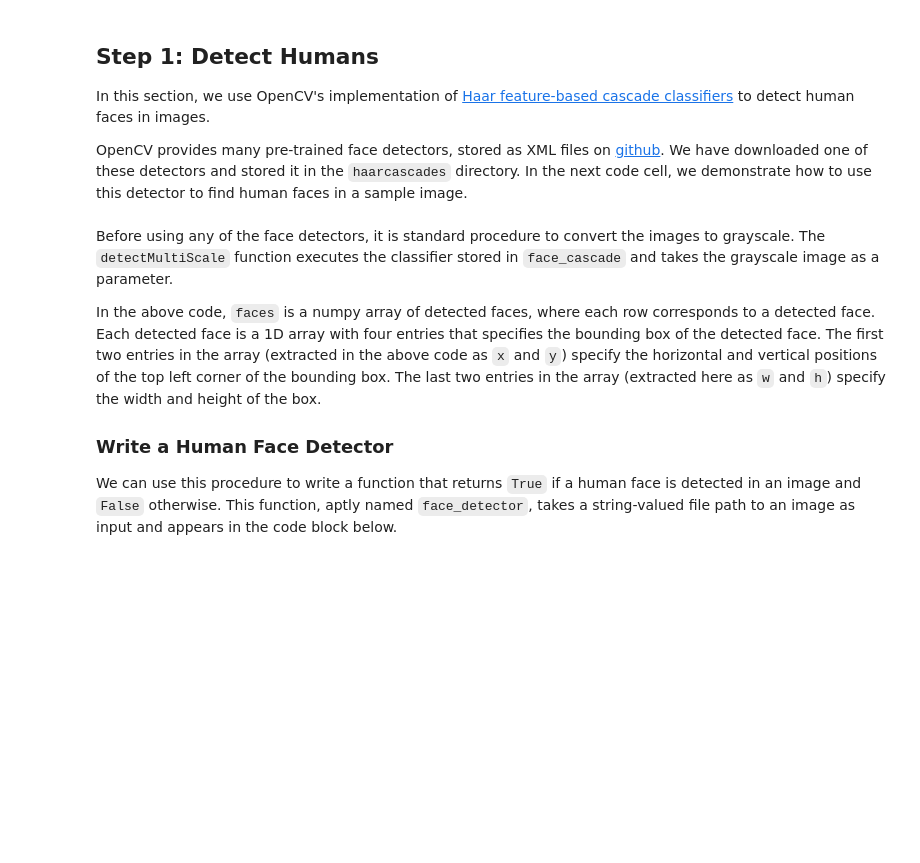
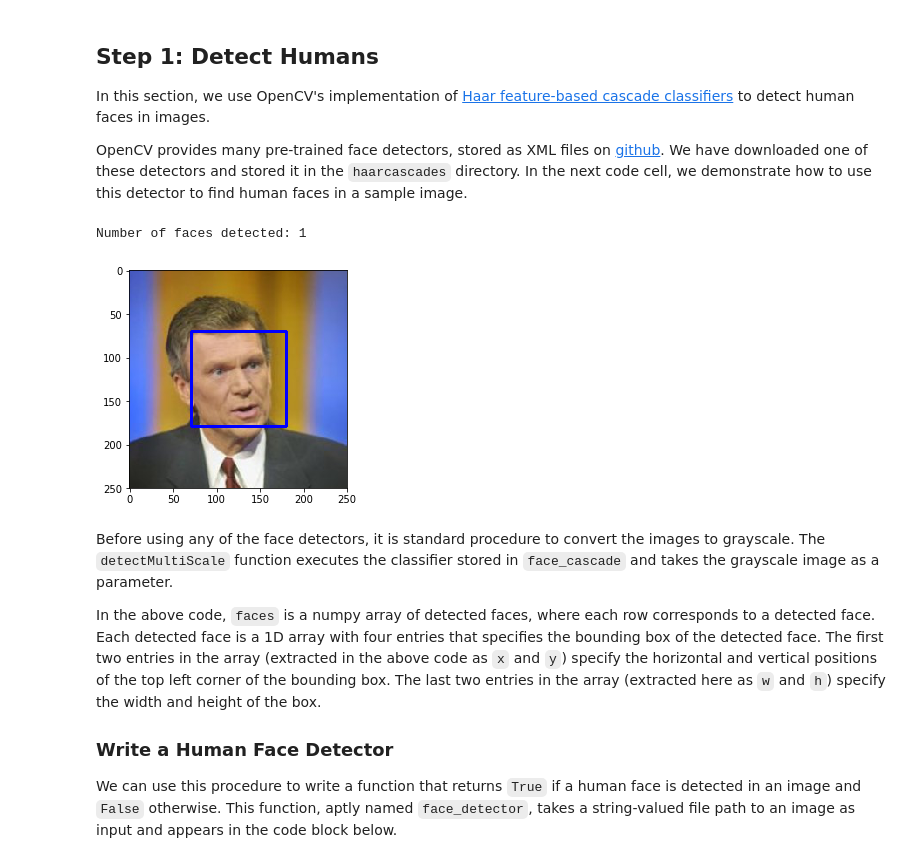
Before and after one commit to adnankarim/dog_breed_classifier, a Jupyter notebook: dog_app.ipynb, the cells around one changed output. Cells and saved outputs as stored; diff of their text form; code cells hidden in the pictures; blank space fills up the shorter version.

```diff
--- a/dog_app.ipynb
+++ b/dog_app.ipynb
@@ -74,33 +77,36 @@ OpenCV provides many pre-trained face detectors, stored as XML files on [github]
 # %%
 import cv2
 import matplotlib.pyplot as plt
 %matplotlib inline
 
 # extract pre-trained face detector
 face_cascade = cv2.CascadeClassifier('haarcascades/haarcascade_frontalface_alt.xml')
 
 # load color (BGR) image
-img = cv2.imread(human_files[0])
+img = cv2.imread(human_files[688])
 # convert BGR image to grayscale
 gray = cv2.cvtColor(img, cv2.COLOR_BGR2GRAY)
 
 # find faces in image
 faces = face_cascade.detectMultiScale(gray)
 
 # print number of faces detected in the image
 print('Number of faces detected:', len(faces))
 
 # get bounding box for each detected face
 for (x,y,w,h) in faces:
     # add bounding box to color image
     cv2.rectangle(img,(x,y),(x+w,y+h),(255,0,0),2)
 
 # convert BGR image to RGB for plotting
 cv_rgb = cv2.cvtColor(img, cv2.COLOR_BGR2RGB)
 
 # display the image, along with bounding box
 plt.imshow(cv_rgb)
 plt.show()
+# %% [output]
+Number of faces detected: 1
+[figure, added]
 # %% [markdown]
 Before using any of the face detectors, it is standard procedure to convert the images to grayscale.  The `detectMultiScale` function executes the classifier stored in `face_cascade` and takes the grayscale image as a parameter.
 
```
Also changed, not shown: parts of 24 cells of this notebook, 2 other files.
